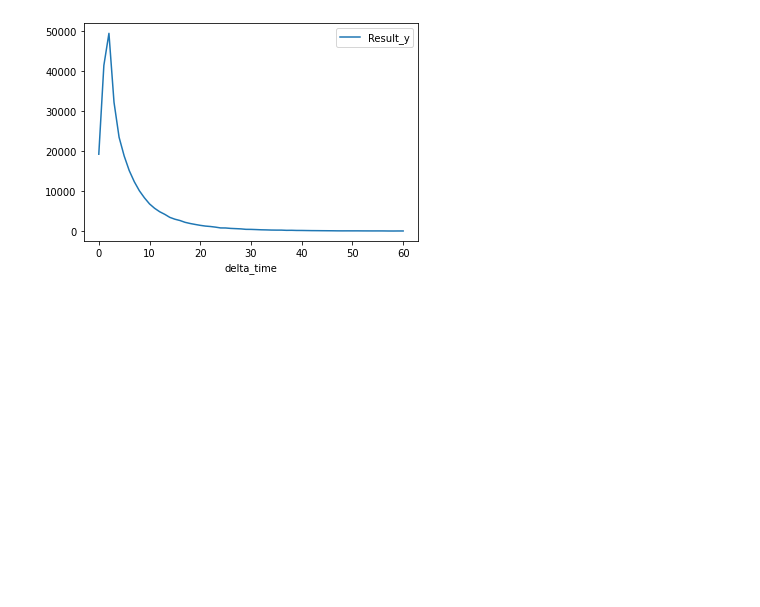
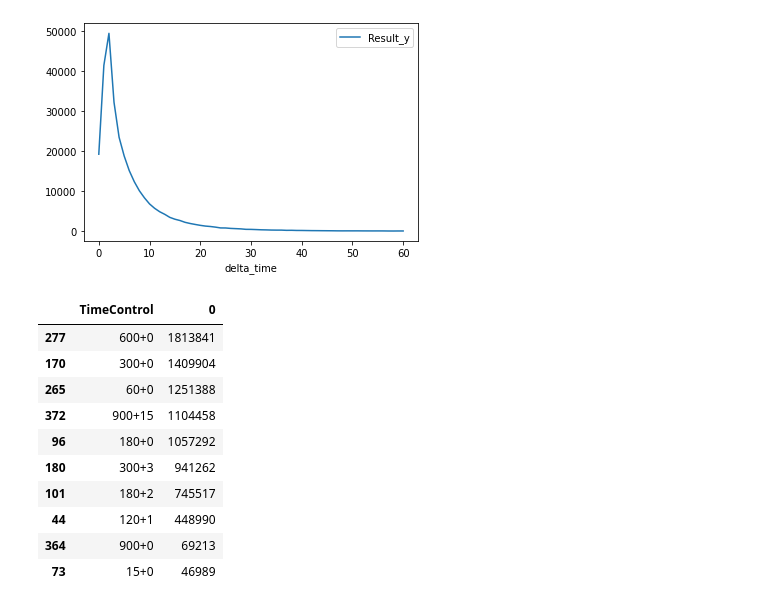
Before and after one commit to rogulforce/Chess, a Jupyter notebook: Python/analysis.ipynb, the cells around one changed output. Saved outputs shown, nothing was run; the diff lists cells and outputs as text; code cells hidden in the pictures; blank space fills up the shorter version.

```diff
--- a/Python/analysis.ipynb
+++ b/Python/analysis.ipynb
@@ -146,3 +161,17 @@ m2[m2['score']=='blunder'][['delta_time','prob','Result_y']].plot(x='delta_time'
 # %% [output]
 <AxesSubplot:xlabel='delta_time'>
 [figure]
+# %%
+db.groupby('TimeControl').size().reset_index().sort_values(by=0,ascending=False).head(10)
+# %% [output]
+|  | TimeControl | 0 |
+| 277 | 600+0 | 1813841 |
+| 170 | 300+0 | 1409904 |
+| 265 | 60+0 | 1251388 |
+| 372 | 900+15 | 1104458 |
+| 96 | 180+0 | 1057292 |
+| 180 | 300+3 | 941262 |
+| 101 | 180+2 | 745517 |
+| 44 | 120+1 | 448990 |
+| 364 | 900+0 | 69213 |
+| 73 | 15+0 | 46989 |
```
Also changed, not shown: parts of 11 cells of this notebook, 6 other files.
